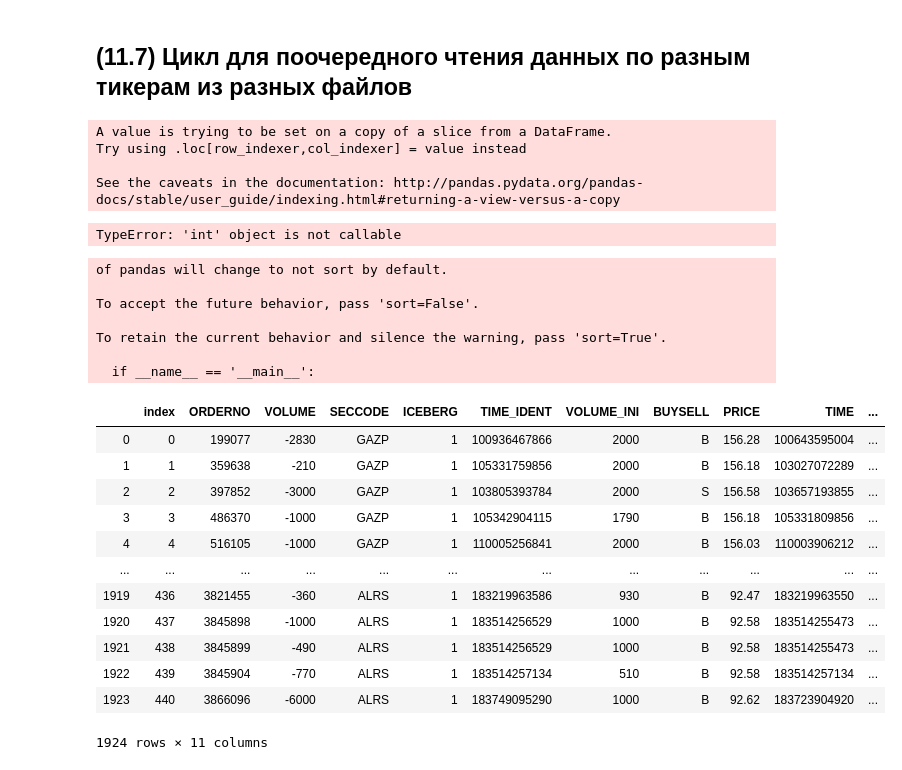
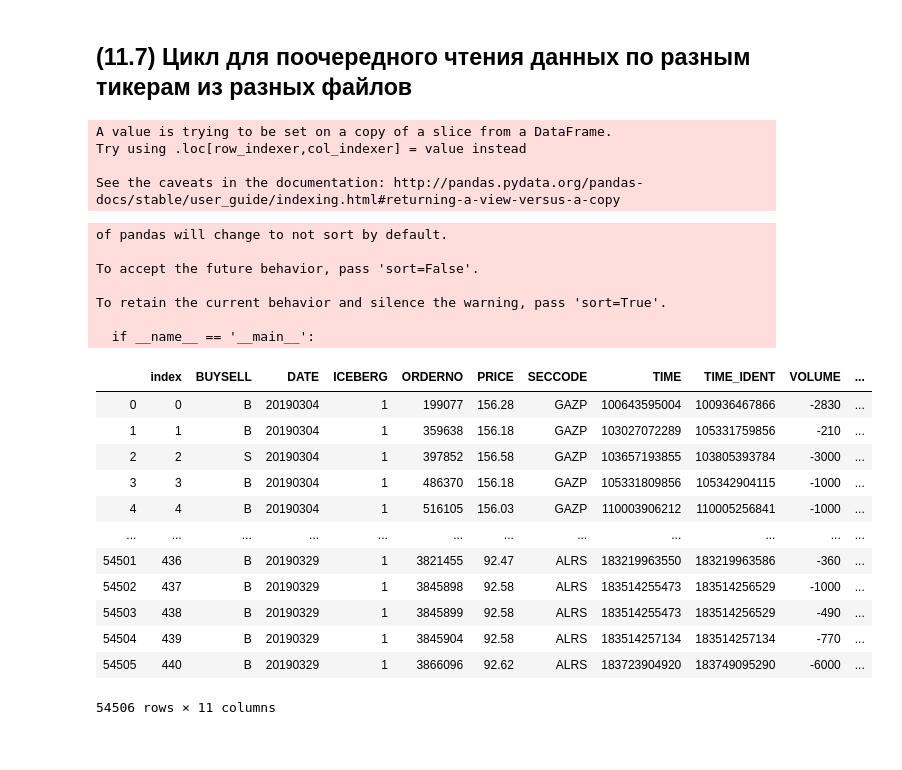
Before and after one commit to katya-luzina/master_thesis, a Jupyter notebook: адаптация кода к имеющимся данным.ipynb, the cells around one changed output. Cells and saved outputs as stored; diff of their text form; code cells hidden in the pictures.

```diff
--- a/адаптация кода к имеющимся данным.ipynb
+++ b/адаптация кода к имеющимся данным.ipynb
@@ -532,8 +532,8 @@ output
 # %% [markdown]
 ## (11.7) Цикл для поочередного чтения данных по разным тикерам из разных файлов
 # %%
-#Создаем список из всех названий файлов с данными
-orderlogs = [#'OrderLog20190304.txt',
+# создаем список из всех названий файлов с данными
+orderlogs = ['OrderLog20190304.txt',
              'OrderLog20190305.txt',
              'OrderLog20190306.txt',
              'OrderLog20190307.txt',
@@ -550,7 +550,7 @@ orderlogs = [#'OrderLog20190304.txt',
              'OrderLog20190325.txt',
              'OrderLog20190326.txt',
              'OrderLog20190327.txt',
-             'OrderLog20190328.txt'#,
-             #'OrderLog20190329.txt'
+             'OrderLog20190328.txt',
+             'OrderLog20190329.txt'
             ]
 # %%
@@ -588,40 +588,39 @@ A value is trying to be set on a copy of a slice from a DataFrame.
 Try using .loc[row_indexer,col_indexer] = value instead
 
 See the caveats in the documentation: http://pandas.pydata.org/pandas-docs/stable/user_guide/indexing.html#returning-a-view-versus-a-copy
-TypeError: 'int' object is not callable
 # %%
 # сливаем результаты из всех файлов в один датафрейм
 iceberg_all = pd.DataFrame()
 for l in orderlogs:
     d = l[8:16]
     for m in tickers:
         ticker = m
         output_name = ticker + d + '.csv'
         df_temp = pd.read_csv(output_name,header=0)
-        iceberg_all = pd.concat([df,df_temp])
+        iceberg_all = pd.concat([iceberg_all,df_temp])
 iceberg_all = iceberg_all.reset_index()
 iceberg_all
 # %% [output]
 of pandas will change to not sort by default.
 
 To accept the future behavior, pass 'sort=False'.
 
 To retain the current behavior and silence the warning, pass 'sort=True'.
 
   if __name__ == '__main__':
-|  | index | ORDERNO | VOLUME | SECCODE | ICEBERG | TIME_IDENT | VOLUME_INI | BUYSELL | PRICE | TIME | ... |
-| 0 | 0 | 199077 | -2830 | GAZP | 1 | 100936467866 | 2000 | B | 156.28 | 100643595004 | ... |
-| 1 | 1 | 359638 | -210 | GAZP | 1 | 105331759856 | 2000 | B | 156.18 | 103027072289 | ... |
-| 2 | 2 | 397852 | -3000 | GAZP | 1 | 103805393784 | 2000 | S | 156.58 | 103657193855 | ... |
-| 3 | 3 | 486370 | -1000 | GAZP | 1 | 105342904115 | 1790 | B | 156.18 | 105331809856 | ... |
-| 4 | 4 | 516105 | -1000 | GAZP | 1 | 110005256841 | 2000 | B | 156.03 | 110003906212 | ... |
+|  | index | BUYSELL | DATE | ICEBERG | ORDERNO | PRICE | SECCODE | TIME | TIME_IDENT | VOLUME | ... |
+| 0 | 0 | B | 20190304 | 1 | 199077 | 156.28 | GAZP | 100643595004 | 100936467866 | -2830 | ... |
+| 1 | 1 | B | 20190304 | 1 | 359638 | 156.18 | GAZP | 103027072289 | 105331759856 | -210 | ... |
+| 2 | 2 | S | 20190304 | 1 | 397852 | 156.58 | GAZP | 103657193855 | 103805393784 | -3000 | ... |
+| 3 | 3 | B | 20190304 | 1 | 486370 | 156.18 | GAZP | 105331809856 | 105342904115 | -1000 | ... |
+| 4 | 4 | B | 20190304 | 1 | 516105 | 156.03 | GAZP | 110003906212 | 110005256841 | -1000 | ... |
 | ... | ... | ... | ... | ... | ... | ... | ... | ... | ... | ... | ... |
-| 1919 | 436 | 3821455 | -360 | ALRS | 1 | 183219963586 | 930 | B | 92.47 | 183219963550 | ... |
-| 1920 | 437 | 3845898 | -1000 | ALRS | 1 | 183514256529 | 1000 | B | 92.58 | 183514255473 | ... |
-| 1921 | 438 | 3845899 | -490 | ALRS | 1 | 183514256529 | 1000 | B | 92.58 | 183514255473 | ... |
-| 1922 | 439 | 3845904 | -770 | ALRS | 1 | 183514257134 | 510 | B | 92.58 | 183514257134 | ... |
-| 1923 | 440 | 3866096 | -6000 | ALRS | 1 | 183749095290 | 1000 | B | 92.62 | 183723904920 | ... |
+| 54501 | 436 | B | 20190329 | 1 | 3821455 | 92.47 | ALRS | 183219963550 | 183219963586 | -360 | ... |
+| 54502 | 437 | B | 20190329 | 1 | 3845898 | 92.58 | ALRS | 183514255473 | 183514256529 | -1000 | ... |
+| 54503 | 438 | B | 20190329 | 1 | 3845899 | 92.58 | ALRS | 183514255473 | 183514256529 | -490 | ... |
+| 54504 | 439 | B | 20190329 | 1 | 3845904 | 92.58 | ALRS | 183514257134 | 183514257134 | -770 | ... |
+| 54505 | 440 | B | 20190329 | 1 | 3866096 | 92.62 | ALRS | 183723904920 | 183749095290 | -6000 | ... |
-1924 rows × 11 columns
+54506 rows × 11 columns
 # %%
 # добавляем расчет времени между выставлением и выявлением айсберга
 iceberg_all['together_time'] = iceberg_all['DATE'].apply(str)+iceberg_all['TIME'].apply(str)
```
Also changed, not shown: parts of 6 cells of this notebook.
